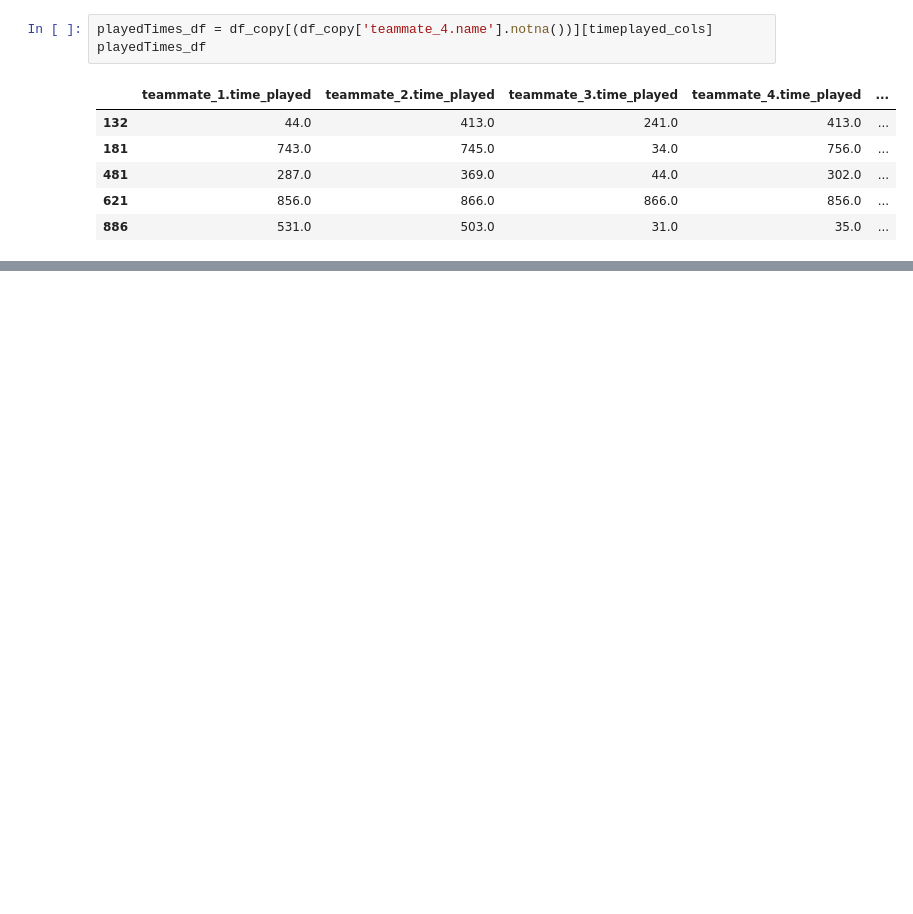
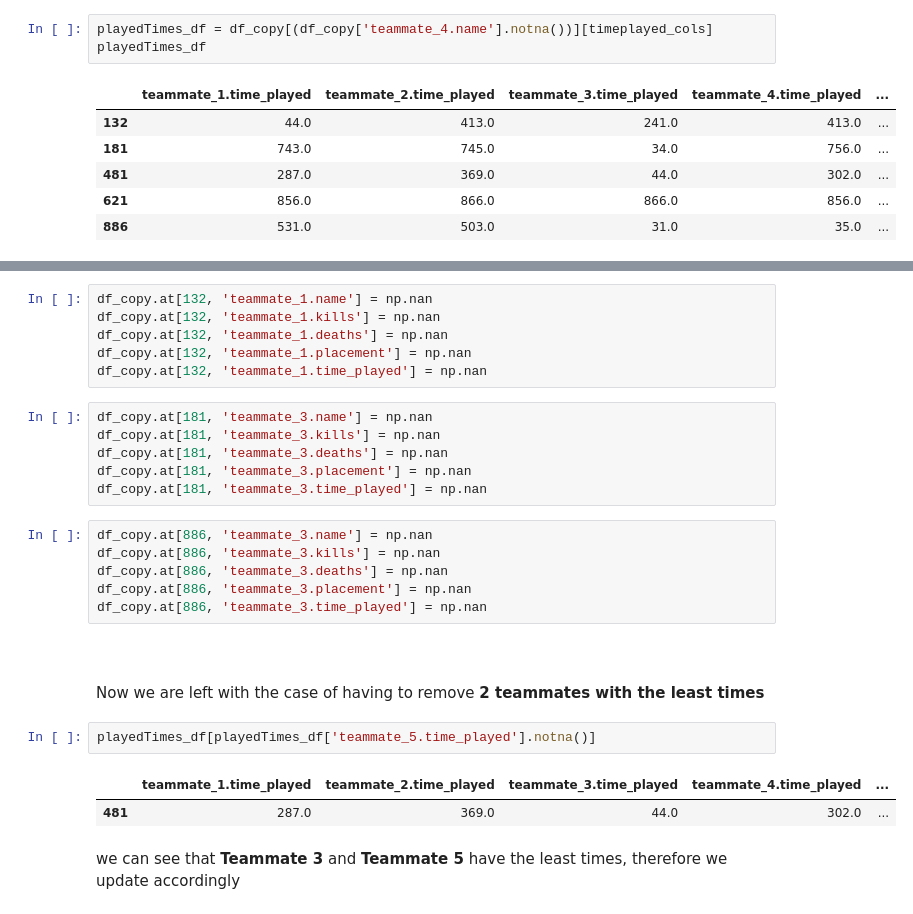
Before and after one commit to rffffy/PersonalWarzoneStatsAnalysis, a Jupyter notebook: data_cleaning.ipynb, the cells around one changed output, grey strips where cells are left out. Cells and saved outputs as stored; diff of their text form; blank space fills up the shorter version.

```diff
--- a/data_cleaning.ipynb
+++ b/data_cleaning.ipynb
@@ -268,0 +293,29 @@ playedTimes_df
+# %%
+df_copy.at[132, 'teammate_1.name'] = np.nan
+df_copy.at[132, 'teammate_1.kills'] = np.nan
+df_copy.at[132, 'teammate_1.deaths'] = np.nan
+df_copy.at[132, 'teammate_1.placement'] = np.nan
+df_copy.at[132, 'teammate_1.time_played'] = np.nan
+# %%
+df_copy.at[181, 'teammate_3.name'] = np.nan
+df_copy.at[181, 'teammate_3.kills'] = np.nan
+df_copy.at[181, 'teammate_3.deaths'] = np.nan
+df_copy.at[181, 'teammate_3.placement'] = np.nan
+df_copy.at[181, 'teammate_3.time_played'] = np.nan
+# %%
+df_copy.at[886, 'teammate_3.name'] = np.nan
+df_copy.at[886, 'teammate_3.kills'] = np.nan
+df_copy.at[886, 'teammate_3.deaths'] = np.nan
+df_copy.at[886, 'teammate_3.placement'] = np.nan
+df_copy.at[886, 'teammate_3.time_played'] = np.nan
+# %% [markdown]
+<br>
+# %% [markdown]
+Now we are left with the case of having to remove **2 teammates with the least times**
+# %%
+playedTimes_df[playedTimes_df['teammate_5.time_played'].notna()]
+# %% [output]
+|  | teammate_1.time_played | teammate_2.time_played | teammate_3.time_played | teammate_4.time_played | ... |
+| 481 | 287.0 | 369.0 | 44.0 | 302.0 | ... |
+# %% [markdown]
+we can see that **Teammate 3** and **Teammate 5** have the least times, therefore we update accordingly
```
Also changed, not shown: parts of 14 cells of this notebook.
